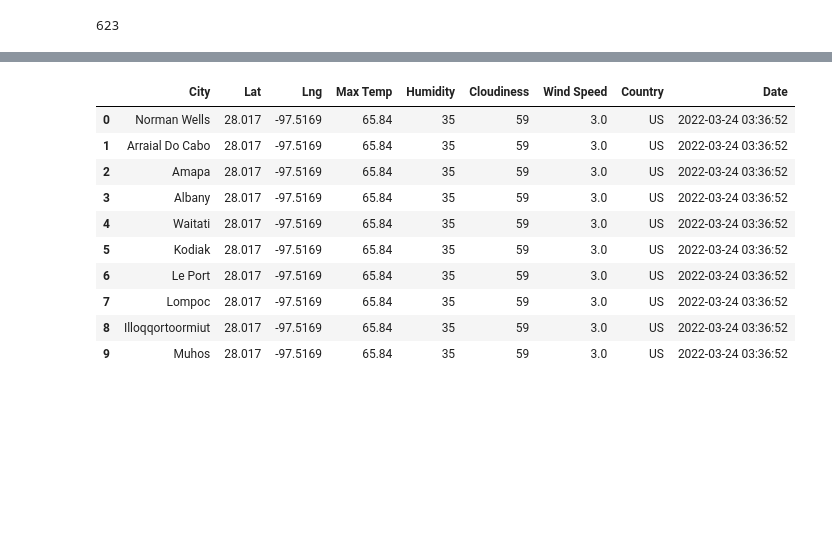
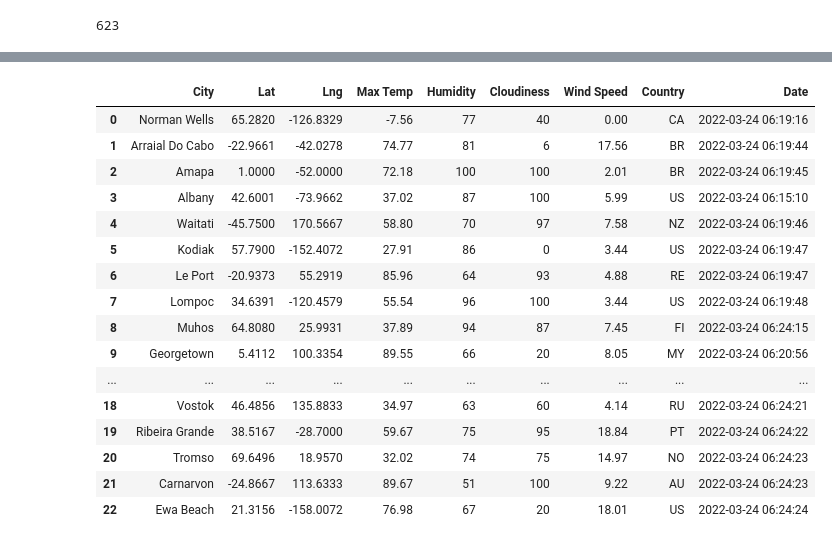
Before and after one commit to AJMnd/World_Weather_Analysis, a Jupyter notebook: WeatherPy.ipynb, the cells around one changed output, grey strips where cells are left out. Cells and saved outputs as stored; diff of their text form; code cells hidden in the pictures; blank space fills up the shorter version.

Commit message:
Updating WeatherPy

```diff
--- a/WeatherPy.ipynb
+++ b/WeatherPy.ipynb
@@ -50,7 +70,7 @@ record_count = 1
 set_count = 1
 
 # Loop through all the cities in our list.
-for i, city in enumerate(cities):
+for i, city in enumerate(cities[:50]):
 
     # Group cities in sets of 50 for logging purposes.
     if (i % 50 == 0 and i >= 50):
@@ -59,18 +79,19 @@ for i, city in enumerate(cities):
         time.sleep(60)
 
     # Create endpoint URL with each city.
-        city_url = url + "&q=" + city.replace(" ","+")
+    city_url = url + "&q=" + city.replace(" ","+")
 
-        # Log the URL, record, and set numbers and the city.
-        print(f"Processing Record {record_count} of Set {set_count} | {city}")
-        # Add 1 to the record count.
-        record_count += 1
+    # Log the URL, record, and set numbers and the city.
+    print(f"Processing Record {record_count} of Set {set_count} | {city}")
+    # Add 1 to the record count.
+    record_count += 1
 
-# Run an API request for each of the cities.
+    # Run an API request for each of the cities.
     try:
         # Parse the JSON and retrieve data.
         city_weather = requests.get(city_url).json()
         # Parse out the needed data.
+        print(city_weather)
         city_lat = city_weather["coord"]["lat"]
         city_lng = city_weather["coord"]["lon"]
         city_max_temp = city_weather["main"]["temp_max"]
@@ -82,23 +103,22 @@ for i, city in enumerate(cities):
         city_date = datetime.utcfromtimestamp(city_weather["dt"]).strftime('%Y-%m-%d %H:%M:%S')
         # Append the city information into city_data list.
         city_data.append({"City": city.title(),
-                          "Lat": city_lat,
-                          "Lng": city_lng,
-                          "Max Temp": city_max_temp,
-                          "Humidity": city_humidity,
-                          "Cloudiness": city_clouds,
-                          "Wind Speed": city_wind,
-                          "Country": city_country,
-                          "Date": city_date})
+                            "Lat": city_lat,
+                            "Lng": city_lng,
+                            "Max Temp": city_max_temp,
+                            "Humidity": city_humidity,
+                            "Cloudiness": city_clouds,
+                            "Wind Speed": city_wind,
+                            "Country": city_country,
+                            "Date": city_date})
 
-# If an error is experienced, skip the city.
+    # If an error is experienced, skip the city.
     except:
         print("City not found. Skipping...")
         pass
-
 # Indicate that Data Loading is complete.
 print("-----------------------------")
-print("Data Retrieval Complete      ")
+print("Data Retrieval Complete")
 print("-----------------------------")
 # %% [output]
 Beginning Data Retrieval
@@ -121,19 +141,25 @@ Data Retrieval Complete
 # %%
 # Convert the array of dictionaries to a Pandas DataFrame.
 city_data_df = pd.DataFrame(city_data)
-city_data_df.head(10)
+city_data_df
 # %% [output]
 |  | City | Lat | Lng | Max Temp | Humidity | Cloudiness | Wind Speed | Country | Date |
-| 0 | Norman Wells | 28.017 | -97.5169 | 65.84 | 35 | 59 | 3.0 | US | 2022-03-24 03:36:52 |
-| 1 | Arraial Do Cabo | 28.017 | -97.5169 | 65.84 | 35 | 59 | 3.0 | US | 2022-03-24 03:36:52 |
-| 2 | Amapa | 28.017 | -97.5169 | 65.84 | 35 | 59 | 3.0 | US | 2022-03-24 03:36:52 |
-| 3 | Albany | 28.017 | -97.5169 | 65.84 | 35 | 59 | 3.0 | US | 2022-03-24 03:36:52 |
-| 4 | Waitati | 28.017 | -97.5169 | 65.84 | 35 | 59 | 3.0 | US | 2022-03-24 03:36:52 |
-| 5 | Kodiak | 28.017 | -97.5169 | 65.84 | 35 | 59 | 3.0 | US | 2022-03-24 03:36:52 |
-| 6 | Le Port | 28.017 | -97.5169 | 65.84 | 35 | 59 | 3.0 | US | 2022-03-24 03:36:52 |
-| 7 | Lompoc | 28.017 | -97.5169 | 65.84 | 35 | 59 | 3.0 | US | 2022-03-24 03:36:52 |
-| 8 | Illoqqortoormiut | 28.017 | -97.5169 | 65.84 | 35 | 59 | 3.0 | US | 2022-03-24 03:36:52 |
-| 9 | Muhos | 28.017 | -97.5169 | 65.84 | 35 | 59 | 3.0 | US | 2022-03-24 03:36:52 |
+| 0 | Norman Wells | 65.2820 | -126.8329 | -7.56 | 77 | 40 | 0.00 | CA | 2022-03-24 06:19:16 |
+| 1 | Arraial Do Cabo | -22.9661 | -42.0278 | 74.77 | 81 | 6 | 17.56 | BR | 2022-03-24 06:19:44 |
+| 2 | Amapa | 1.0000 | -52.0000 | 72.18 | 100 | 100 | 2.01 | BR | 2022-03-24 06:19:45 |
+| 3 | Albany | 42.6001 | -73.9662 | 37.02 | 87 | 100 | 5.99 | US | 2022-03-24 06:15:10 |
+| 4 | Waitati | -45.7500 | 170.5667 | 58.80 | 70 | 97 | 7.58 | NZ | 2022-03-24 06:19:46 |
+| 5 | Kodiak | 57.7900 | -152.4072 | 27.91 | 86 | 0 | 3.44 | US | 2022-03-24 06:19:47 |
+| 6 | Le Port | -20.9373 | 55.2919 | 85.96 | 64 | 93 | 4.88 | RE | 2022-03-24 06:19:47 |
+| 7 | Lompoc | 34.6391 | -120.4579 | 55.54 | 96 | 100 | 3.44 | US | 2022-03-24 06:19:48 |
+| 8 | Muhos | 64.8080 | 25.9931 | 37.89 | 94 | 87 | 7.45 | FI | 2022-03-24 06:24:15 |
+| 9 | Georgetown | 5.4112 | 100.3354 | 89.55 | 66 | 20 | 8.05 | MY | 2022-03-24 06:20:56 |
+| ... | ... | ... | ... | ... | ... | ... | ... | ... | ... |
+| 18 | Vostok | 46.4856 | 135.8833 | 34.97 | 63 | 60 | 4.14 | RU | 2022-03-24 06:24:21 |
+| 19 | Ribeira Grande | 38.5167 | -28.7000 | 59.67 | 75 | 95 | 18.84 | PT | 2022-03-24 06:24:22 |
+| 20 | Tromso | 69.6496 | 18.9570 | 32.02 | 74 | 75 | 14.97 | NO | 2022-03-24 06:24:23 |
+| 21 | Carnarvon | -24.8667 | 113.6333 | 89.67 | 51 | 100 | 9.22 | AU | 2022-03-24 06:24:23 |
+| 22 | Ewa Beach | 21.3156 | -158.0072 | 76.98 | 67 | 20 | 18.01 | US | 2022-03-24 06:24:24 |
 # %%
 new_column_order = ["City", "Country", "Date", "Lat", "Lng", "Max Temp", "Humidity", "Cloudiness", "Wind Speed"]
 city_data_df = city_data_df[new_column_order]
```
Also changed, not shown: parts of 12 cells of this notebook, 5 other files.
